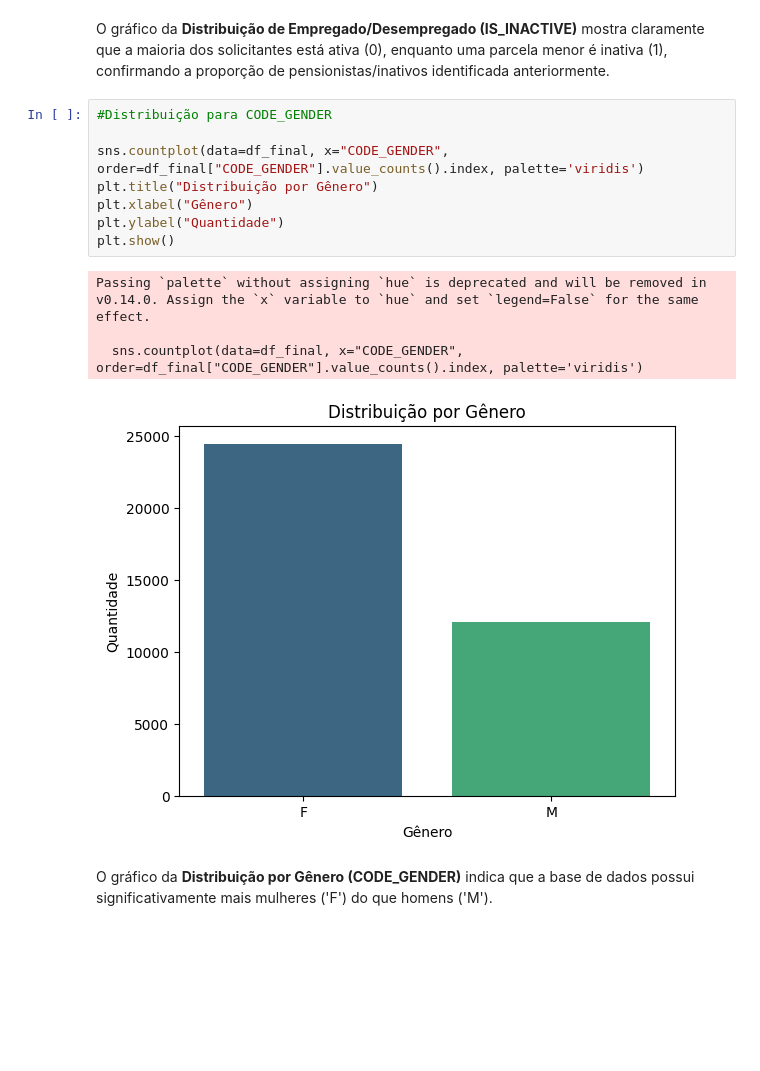
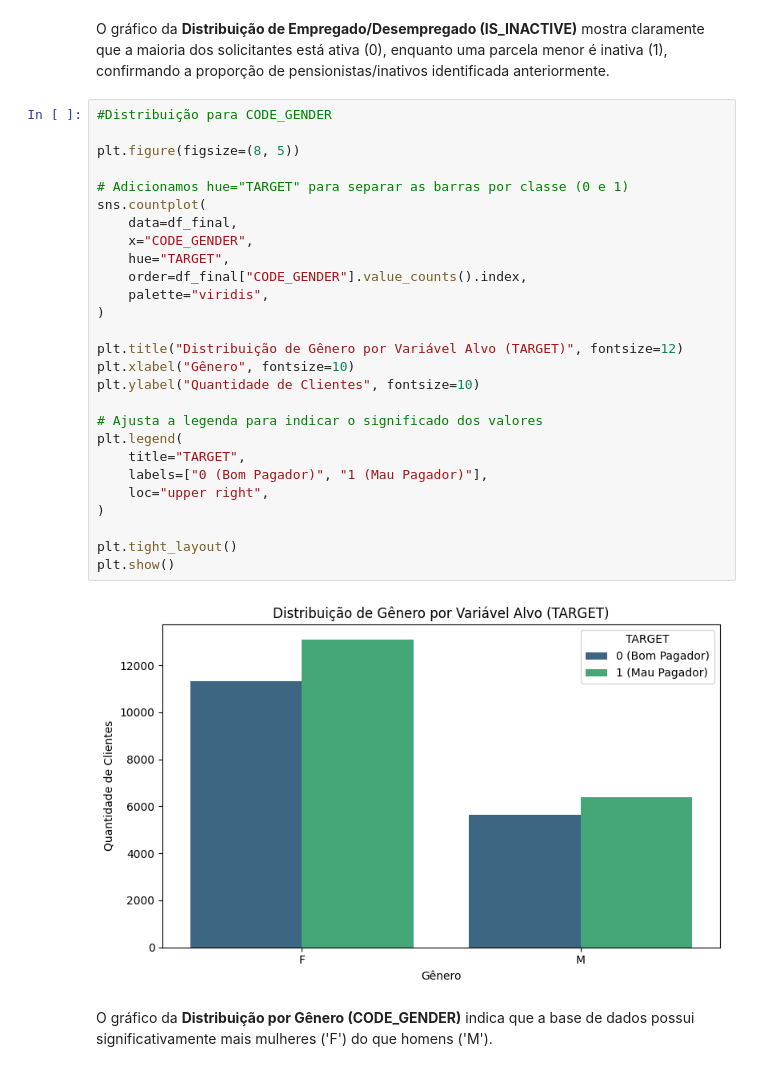
Before and after one commit to Ginkno/postech-tech-challenge-fase2-grupo1-12dtat, a Jupyter notebook: notebooks/ 01_eda.ipynb, the cells around one changed output. Drawn from its saved outputs; the diff is of its cells as text; blank space fills up the shorter version.

Commit message:
add: gráficos com a variável target

```diff
--- a/notebooks/ 01_eda.ipynb
+++ b/notebooks/ 01_eda.ipynb
@@ -664,16 +731,32 @@ O gráfico da **Distribuição de Empregado/Desempregado (IS_INACTIVE)** mostra
 # %%
 #Distribuição para CODE_GENDER
 
-sns.countplot(data=df_final, x="CODE_GENDER", order=df_final["CODE_GENDER"].value_counts().index, palette='viridis')
-plt.title("Distribuição por Gênero")
-plt.xlabel("Gênero")
-plt.ylabel("Quantidade")
+plt.figure(figsize=(8, 5))
+
+# Adicionamos hue="TARGET" para separar as barras por classe (0 e 1)
+sns.countplot(
+    data=df_final,
+    x="CODE_GENDER",
+    hue="TARGET",
+    order=df_final["CODE_GENDER"].value_counts().index,
+    palette="viridis",
+)
+
+plt.title("Distribuição de Gênero por Variável Alvo (TARGET)", fontsize=12)
+plt.xlabel("Gênero", fontsize=10)
+plt.ylabel("Quantidade de Clientes", fontsize=10)
+
+# Ajusta a legenda para indicar o significado dos valores
+plt.legend(
+    title="TARGET",
+    labels=["0 (Bom Pagador)", "1 (Mau Pagador)"],
+    loc="upper right",
+)
+
+plt.tight_layout()
 plt.show()
 # %% [output]
-Passing `palette` without assigning `hue` is deprecated and will be removed in v0.14.0. Assign the `x` variable to `hue` and set `legend=False` for the same effect.
-
-  sns.countplot(data=df_final, x="CODE_GENDER", order=df_final["CODE_GENDER"].value_counts().index, palette='viridis')
-[figure, old version]
+[figure, new version]
 # %% [markdown]
 O gráfico da **Distribuição por Gênero (CODE_GENDER)** indica que a base de dados possui significativamente mais mulheres ('F') do que homens ('M').
 # %%
```
Also changed, not shown: parts of 17 cells of this notebook.
